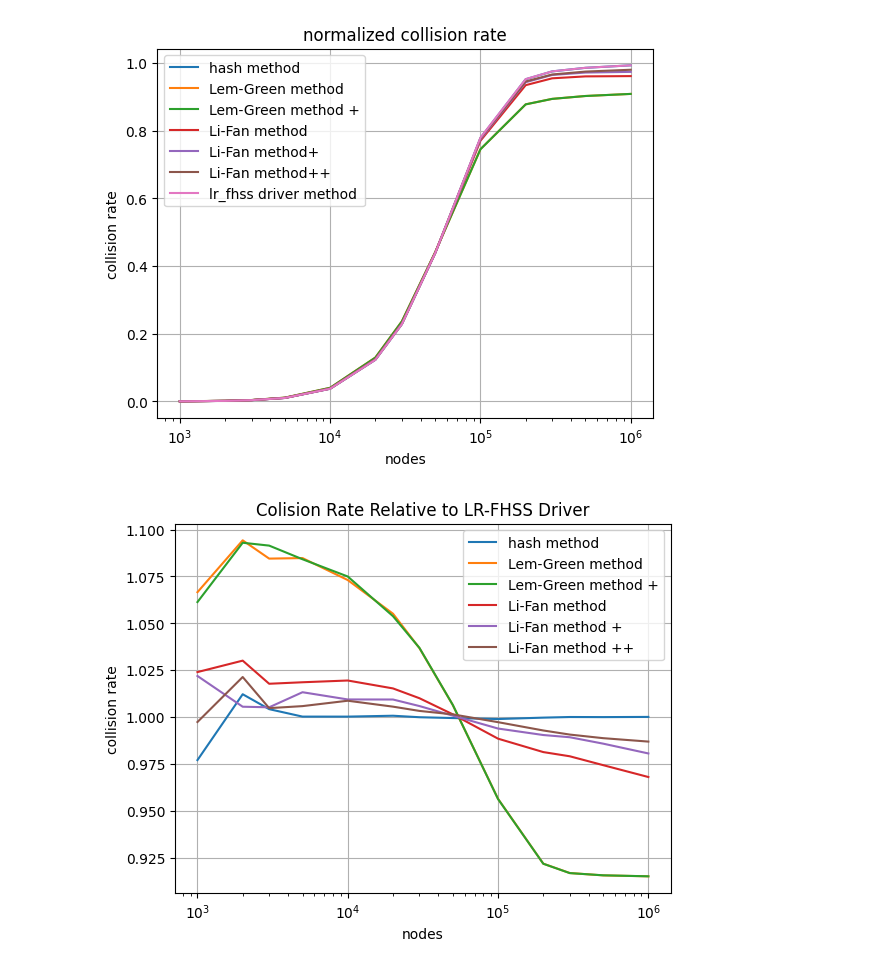
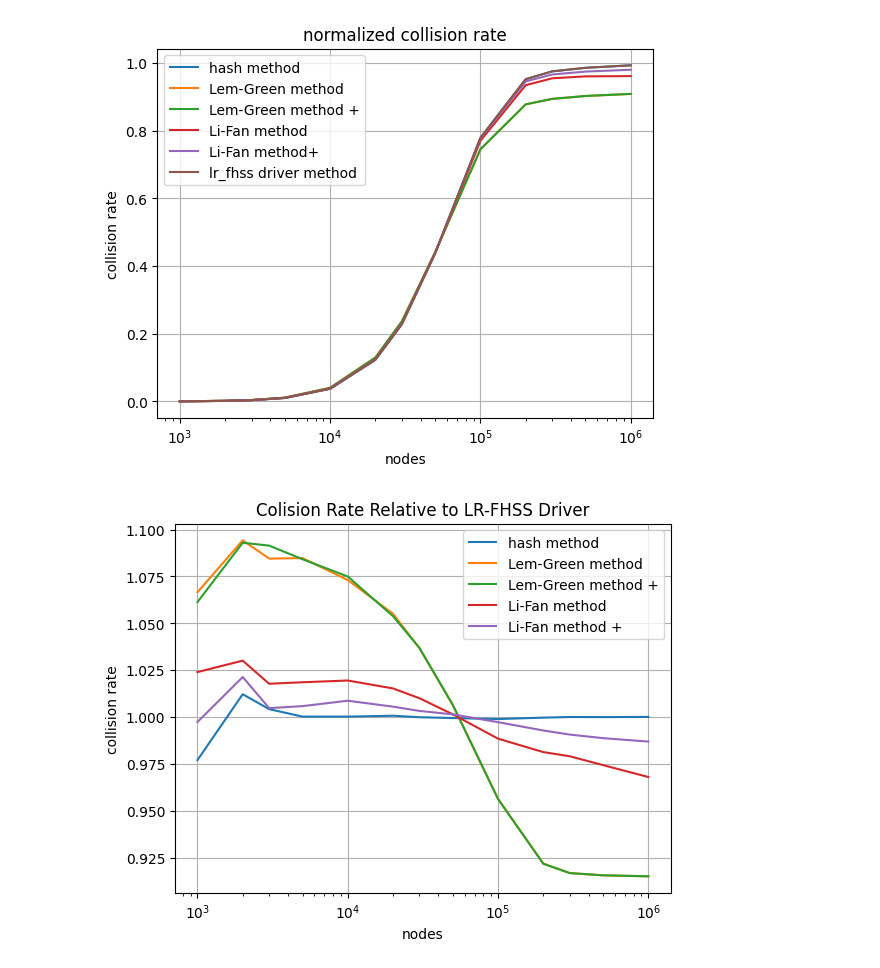
Before and after one commit to diegomm6/lr-fhss_seq-families, a Jupyter notebook: plots.ipynb, the cells around one changed output. Saved outputs shown, nothing was run; the diff lists cells and outputs as text; code cells hidden in the pictures.

```diff
--- a/plots.ipynb
+++ b/plots.ipynb
@@ -33,8 +34,7 @@ plt.plot(nodes, data[:,1]/totalSlots, label='Lem-Green method')
 plt.plot(nodes, data[:,2]/totalSlots, label='Lem-Green method +')
 plt.plot(nodes, data[:,3]/totalSlots, label='Li-Fan method')
 plt.plot(nodes, data[:,4]/totalSlots, label='Li-Fan method+')
-plt.plot(nodes, data[:,5]/totalSlots, label='Li-Fan method++')
-plt.plot(nodes, data[:,6]/totalSlots, label='lr_fhss driver method')
+plt.plot(nodes, data[:,5]/totalSlots, label='lr_fhss driver method')
 plt.title('normalized collision rate')
 plt.xlabel('nodes')
 plt.xscale('log')
@@ -43,35 +43,24 @@ plt.grid()
 plt.legend()
 plt.show()
 # %% [output]
-[figure, old version]
+[figure, new version]
 # %%
-data2 = np.array([data[0,:]/data[0, -1],
-                  data[1,:]/data[1, -1],
-                  data[2,:]/data[2, -1],
-                  data[3,:]/data[3, -1],
-                  data[4,:]/data[4, -1],
-                  data[5,:]/data[5, -1],
-                  data[6,:]/data[6, -1],
-                  data[7,:]/data[7, -1],
-                  data[8,:]/data[8, -1],
-                  data[9,:]/data[9, -1],
-                  data[10,:]/data[10, -1],
-                  data[11,:]/data[11, -1],
-                  data[12,:]/data[12, -1]])
+data2 = np.copy(data)
+for i in range(data2.shape[0]):
+    data2[i] = data2[i] / data2[i, -1]
 
 plt.plot(nodes, data2[:,0], label='hash method')
 plt.plot(nodes, data2[:,1], label='Lem-Green method')
 plt.plot(nodes, data2[:,2], label='Lem-Green method +')
 plt.plot(nodes, data2[:,3], label='Li-Fan method')
 plt.plot(nodes, data2[:,4], label='Li-Fan method +')
-plt.plot(nodes, data2[:,5], label='Li-Fan method ++')
-#plt.plot(nodes, data2[:,3], label='lr_fhss')
+#plt.plot(nodes, data2[:,-1], label='lr_fhss')
 plt.title('Colision Rate Relative to LR-FHSS Driver')
 plt.xlabel('nodes')
 plt.xscale('log')
 plt.ylabel('collision rate')
 plt.grid()
 plt.legend()
 plt.show()
 # %% [output]
-[figure, old version]
+[figure, new version]
```
Also changed, not shown: parts of 1 cell of this notebook, 4 other files.
